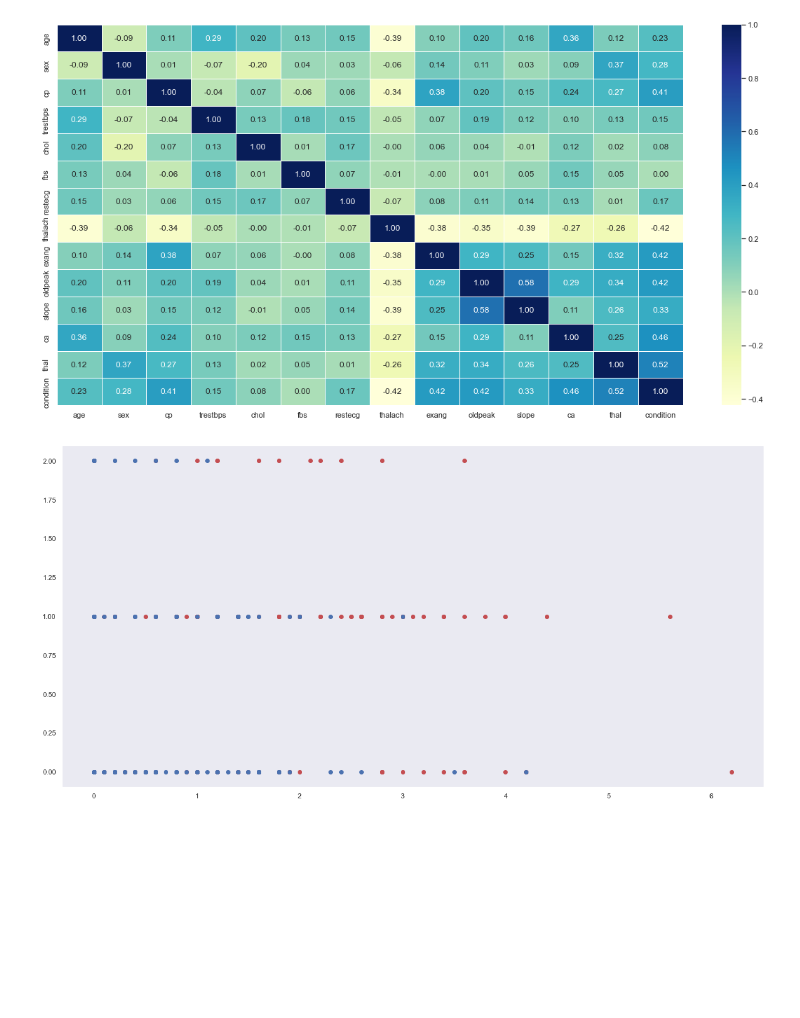
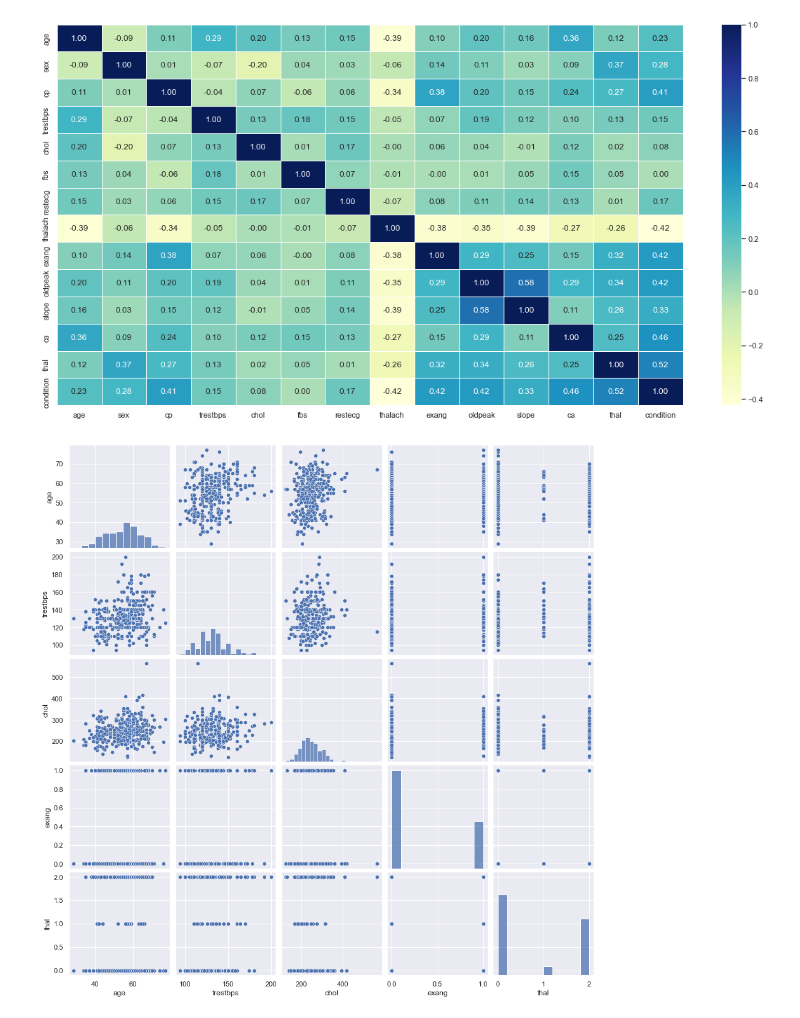
Before and after one commit to ivanhajpek/UZOPprojekt, a Jupyter notebook: UZOP-Report-0036521886.ipynb, the cells around one changed output. Saved outputs shown, nothing was run; the diff lists cells and outputs as text; code cells hidden in the pictures; blank space fills up the shorter version.

```diff
--- a/UZOP-Report-0036521886.ipynb
+++ b/UZOP-Report-0036521886.ipynb
@@ -139,10 +233,9 @@ sns.heatmap(X_numeric.corr(), annot=True, fmt=".2f", cmap="YlGnBu", linewidths=.
 plt.show()
 # %% [output]
 [figure]
-# %%
-plt.scatter(data.sort_values(by=['oldpeak']).oldpeak[data.condition==1], data.slope[data.condition==1], c='r')
-plt.scatter(data.sort_values(by=['oldpeak']).oldpeak[data.condition==0], data.slope[data.condition==0], c='b')
-plt.grid()
-plt.show()
-# %% [output]
-[figure, removed]
+# %%
+sns.set(rc={'figure.figsize':(25,15)})
+sns.pairplot(data.loc[:,['age', 'trestbps', 'chol', 'exang', 'thal']])
+plt.show()
+# %% [output]
+[figure, added]
```
Also changed, not shown: parts of 10 cells of this notebook.
